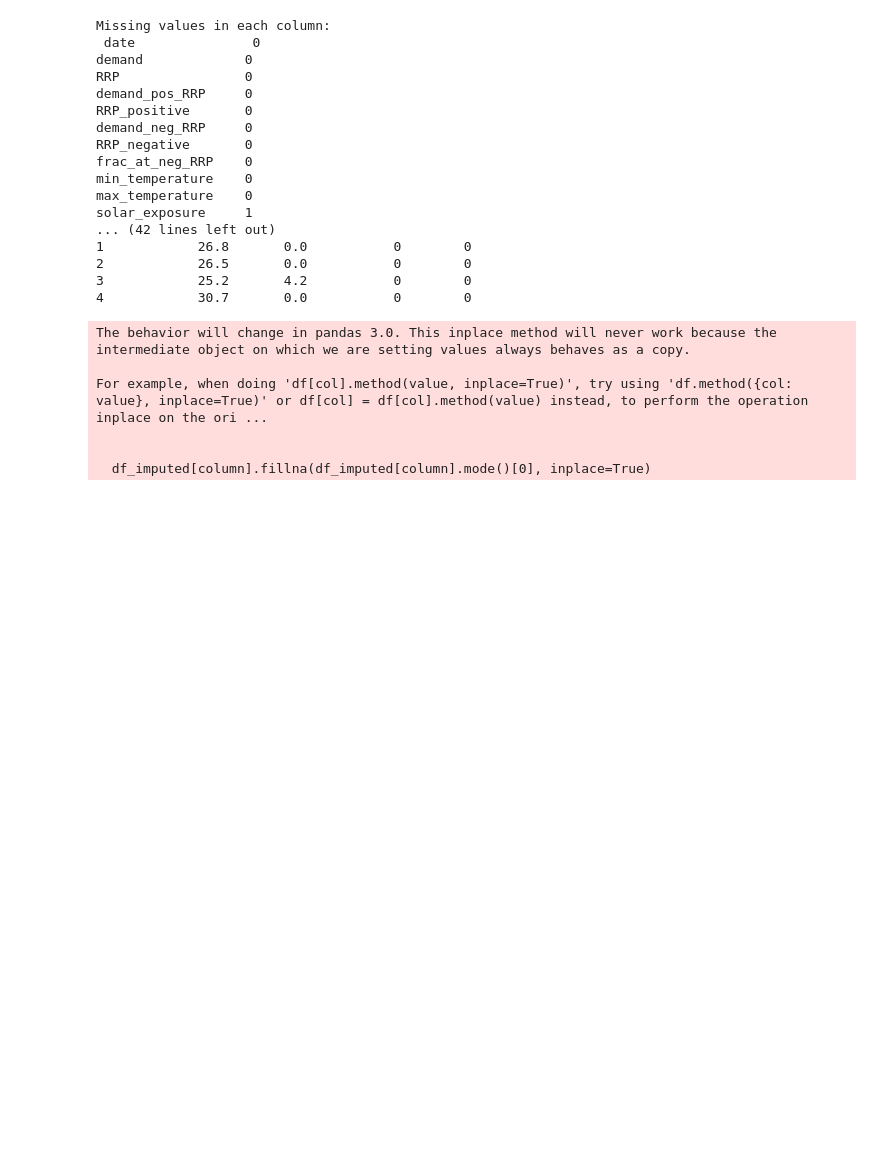
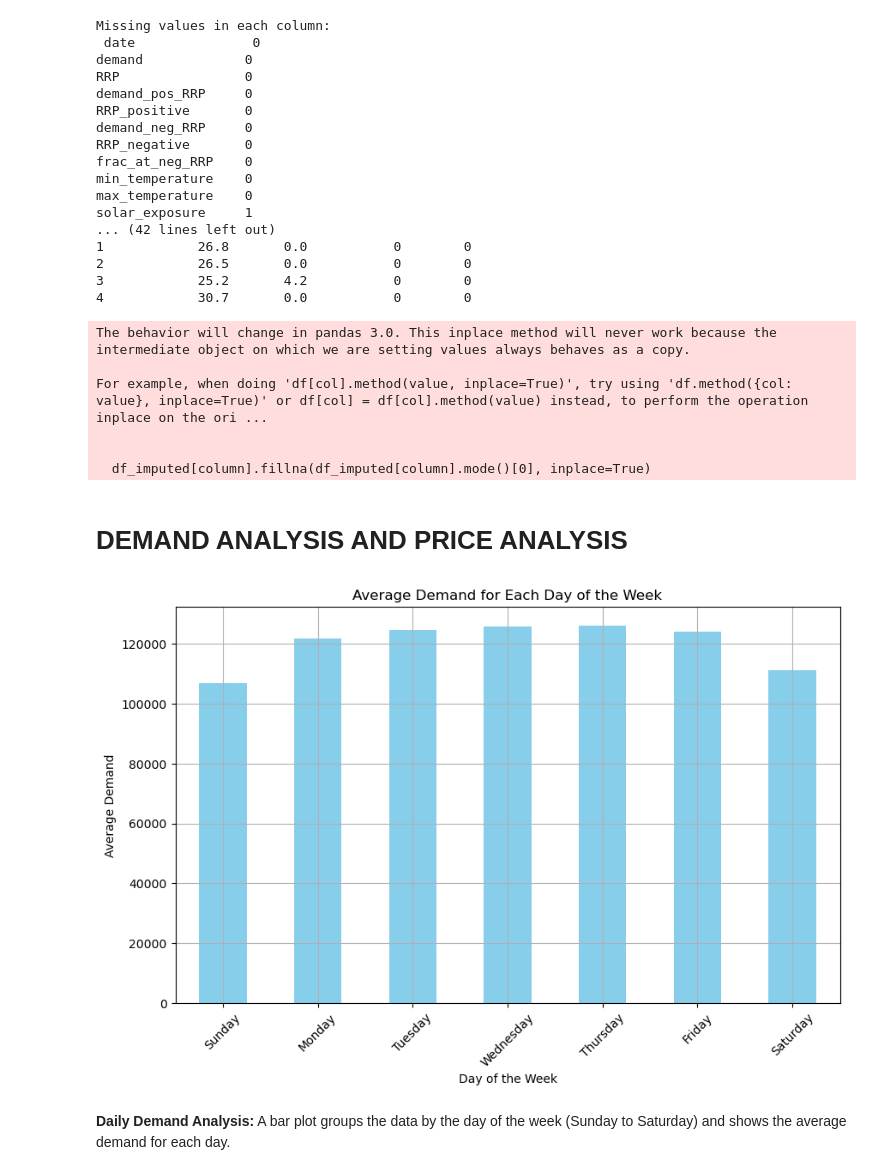
Before and after one commit to sainath9392/Electricity_Demand-and_Price_ForecastingInfosys_Internship_Oct2025, a Jupyter notebook: main.ipynb, the cells around one changed output. Drawn from its saved outputs; the diff is of its cells as text; code cells hidden in the pictures; blank space fills up the shorter version.

Commit message:
Demand and Price Analysis

```diff
--- a/main.ipynb
+++ b/main.ipynb
@@ -95,3 +95,36 @@ For example, when doing 'df[col].method(value, inplace=True)', try using 'df.met
 
 
   df_imputed[column].fillna(df_imputed[column].mode()[0], inplace=True)
+# %% [markdown]
+# DEMAND ANALYSIS AND PRICE ANALYSIS
+# %%
+# Demand and Price Analysis
+import matplotlib.pyplot as plt
+import calendar as cal
+
+# Convert 'date' column to datetime format
+import matplotlib.dates as mdates
+df['date'] = pd.to_datetime(df['date'])
+
+# Set 'date' as the index
+df.set_index('date', inplace=True)
+
+# Add a column for the day of the week
+df['day_of_week'] = df.index.day_name()
+
+# Group by day of the week and calculate the average demand
+average_demand_by_day = df.groupby('day_of_week')['demand'].mean().reindex(['Sunday', 'Monday', 'Tuesday', 'Wednesday', 'Thursday', 'Friday', 'Saturday'])
+
+# Plot the average demand for each day of the week
+plt.figure(figsize=(10, 6))
+average_demand_by_day.plot(kind='bar', color='skyblue')
+plt.title('Average Demand for Each Day of the Week')
+plt.xlabel('Day of the Week')
+plt.ylabel('Average Demand')
+plt.xticks(rotation=45)
+plt.grid(True)
+plt.show()
+display(Markdown("**Daily Demand Analysis:** A bar plot groups the data by the day of the week (Sunday to Saturday) and shows the average demand for each day."))
+# %% [output]
+[figure, added]
+**Daily Demand Analysis:** A bar plot groups the data by the day of the week (Sunday to Saturday) and shows the average demand for each day.
```
Also changed, not shown: parts of 10 cells of this notebook.
